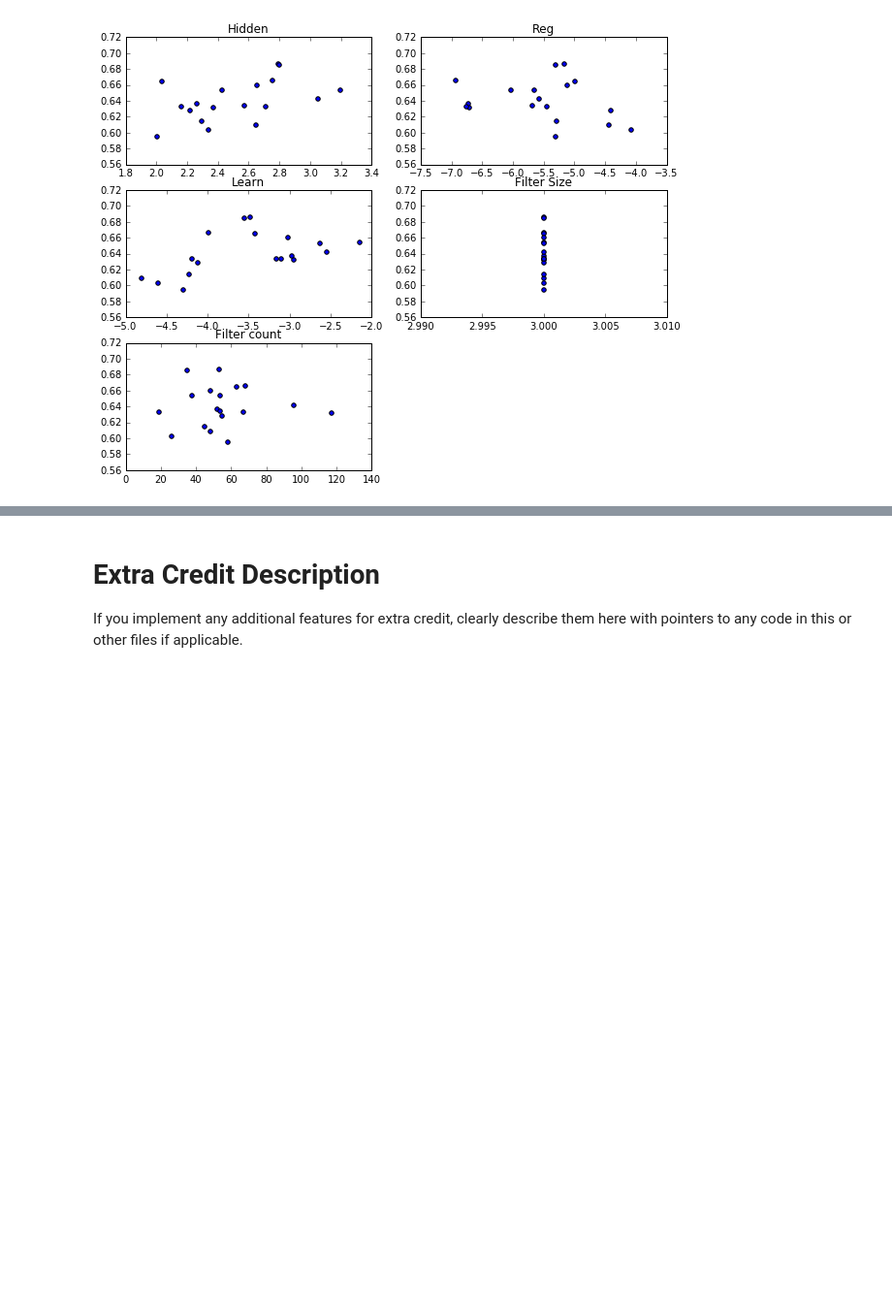
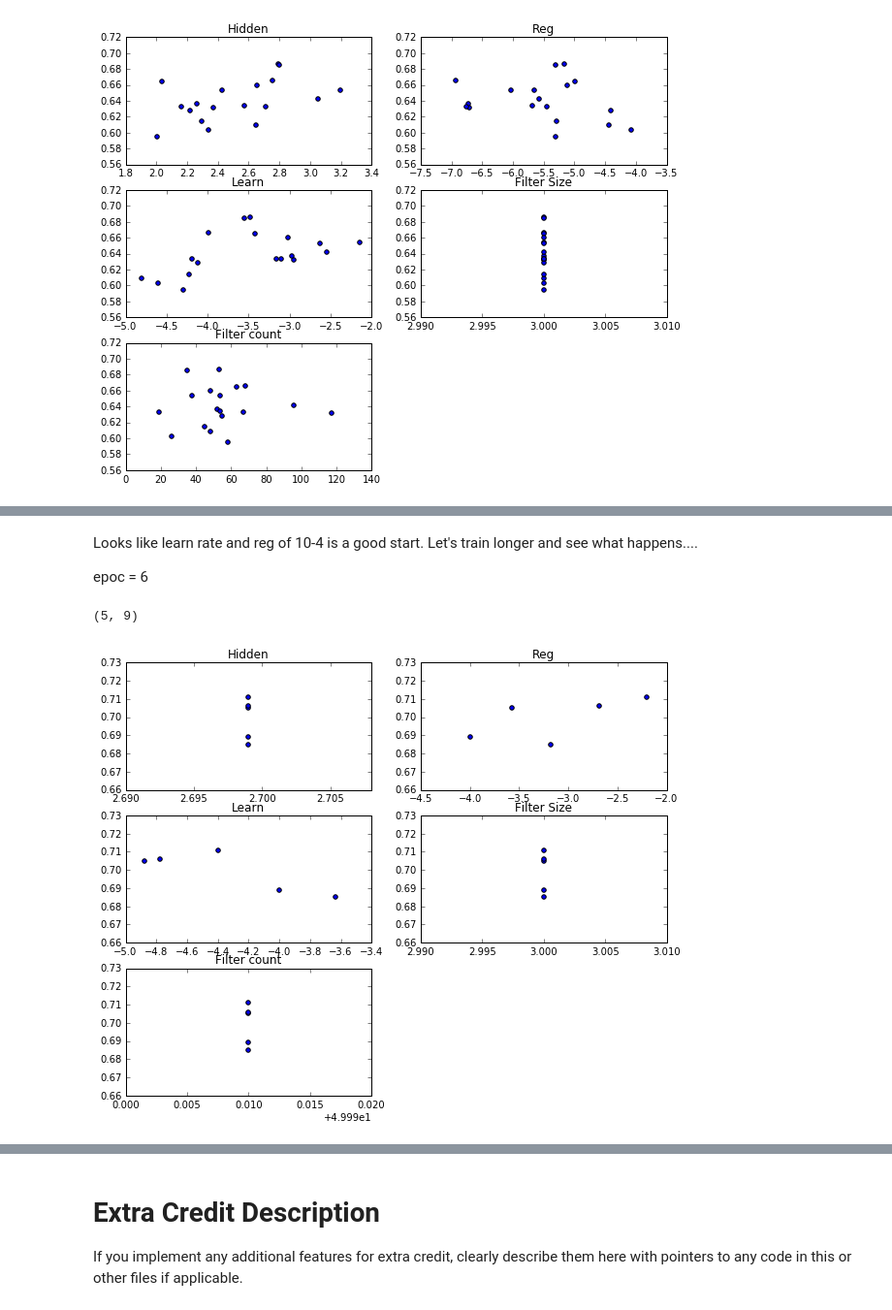
Before and after one commit to martykube/cs231n, a Jupyter notebook: assignment2/ConvolutionalNetworks.ipynb, the cells around one changed output, grey strips where cells are left out. Shown: that part at 97% size. Cells and saved outputs as stored; diff of their text form; code cells hidden in the pictures; blank space fills up the shorter version.

```diff
--- a/assignment2/ConvolutionalNetworks.ipynb
+++ b/assignment2/ConvolutionalNetworks.ipynb
@@ -920,0 +950,9 @@ As we try to combine layers we need a model of input and output dimensions for e
+# %% [markdown]
+Looks like learn rate and reg of 10-4 is a good start.  Let's train longer and see what happens....
+
+epoc = 6
+# %%
+plot_acc('model-02-run-results-02.txt')
+# %% [output]
+(5, 9)
+[figure, added]
```
Also changed, not shown: parts of 23 cells of this notebook.
